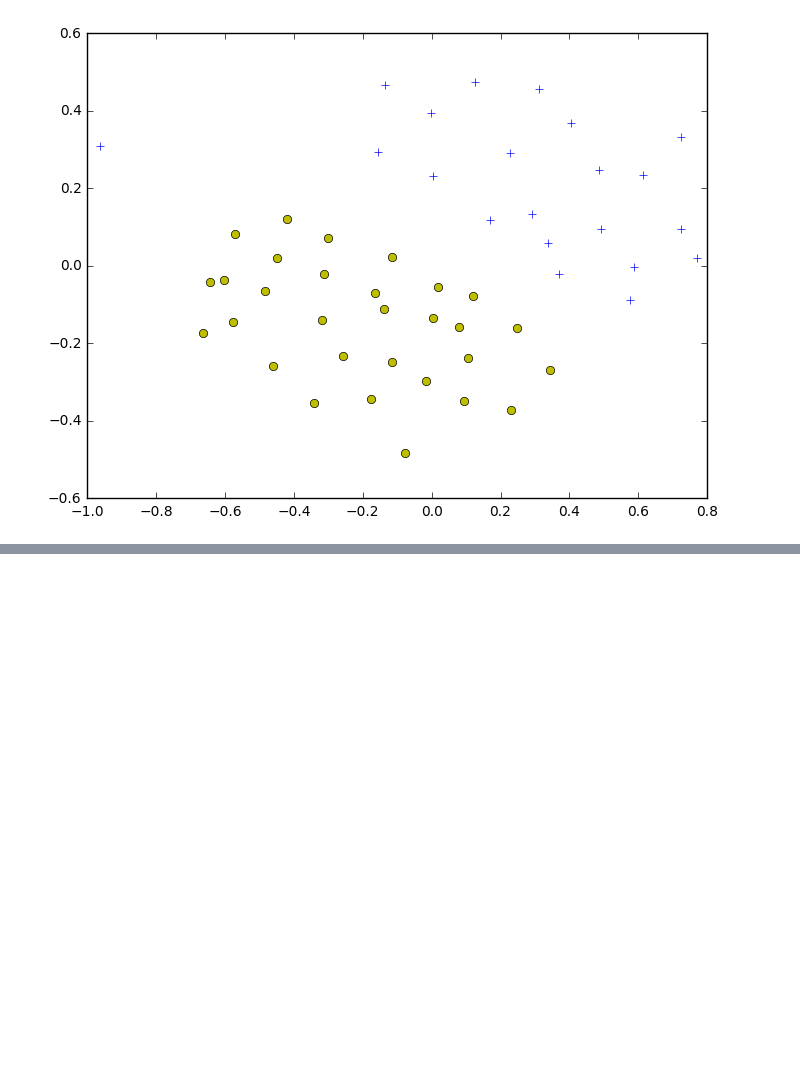
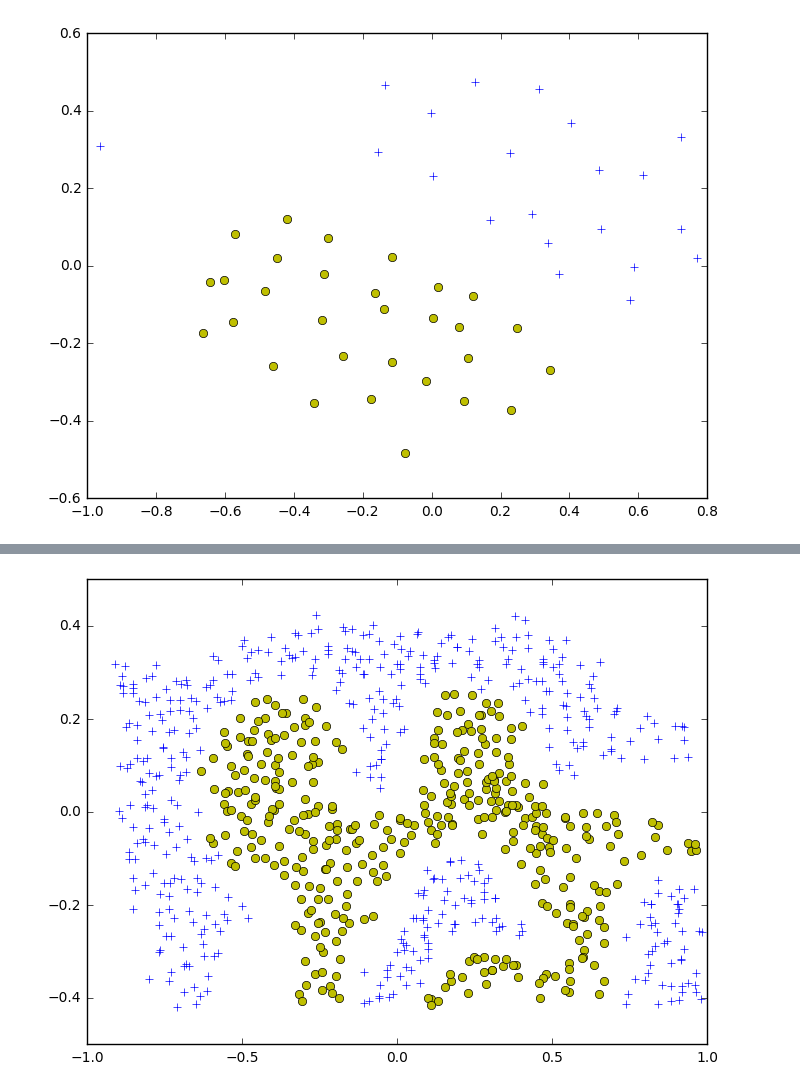
Before and after one commit to shuyangsun/svm_spam_filter, a Jupyter notebook: svm_spam_filter.ipynb, the cells around one changed output, grey strips where cells are left out. Saved outputs shown, nothing was run; the diff lists cells and outputs as text; code cells hidden in the pictures; blank space fills up the shorter version.

Commit message:
Finished ploting data and training svm for all 3 datasets

```diff
--- a/svm_spam_filter.ipynb
+++ b/svm_spam_filter.ipynb
@@ -82,0 +81,6 @@ plot_svm_figure(X, y, C=1)
+# %%
+X_raw, y_raw, X, y, X_cls1, X_cls2 = load_data_from_path('data/ex6data2.mat')
+# %%
+plot_data(X_cls1, X_cls2)
+# %% [output]
+[figure, added]
```
Also changed, not shown: parts of 6 cells of this notebook.
